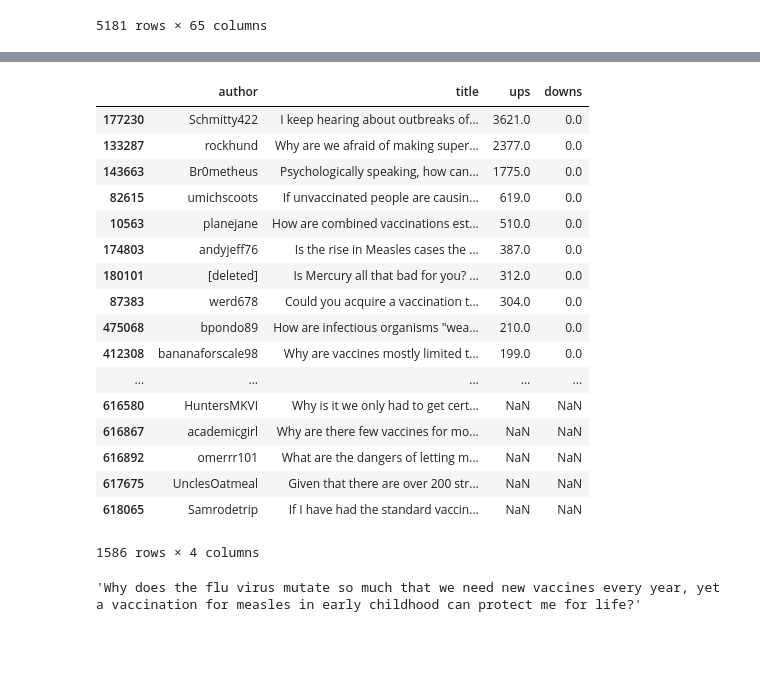
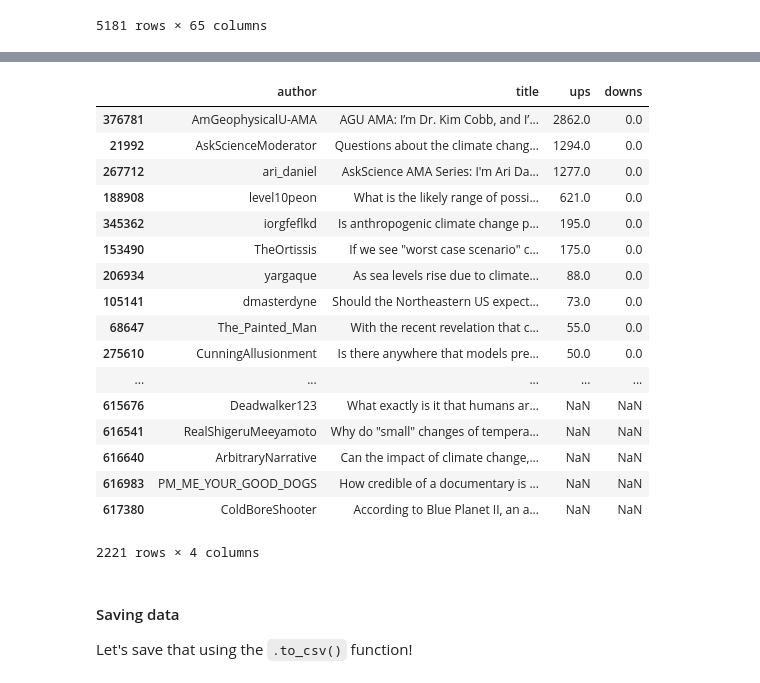
Before and after one commit to lamthuyvo/cuny-advanced-data-journalism, a Jupyter notebook: exercise-files/pandas/cleaning_with_pandas/notebooks/pandas-cleaning-science-solution.ipynb, the cells around one changed output, grey strips where cells are left out. Drawn from its saved outputs; the diff is of its cells as text; code cells hidden in the pictures; blank space fills up the shorter version.

```diff
--- a/exercise-files/pandas/cleaning_with_pandas/notebooks/pandas-cleaning-science-solution.ipynb
+++ b/exercise-files/pandas/cleaning_with_pandas/notebooks/pandas-cleaning-science-solution.ipynb
@@ -100,2 +71,2 @@ science_data[science_data['author'] != "[deleted]"]
 # %%
-science_data['contains_vaccin'] = science_data['title'].str.contains('vaccin')
+science_data['contains_climate_change'] = science_data['title'].str.contains('climate change')
@@ -102,3 +75,3 @@ science_data['contains_vaccin'] = science_data['title'].str.contains('vaccin')
 # %%
-science_data_vaccines = science_data[science_data['contains_vaccin'] == True]
+science_data_climate = science_data[science_data['contains_climate_change'] == True]
 # %%
@@ -120,3 +87,3 @@ science_data_vaccines.head()
 # %%
 columns = ['author', 'title', 'ups', 'downs']
-science_vaccin_filtered = science_data_vaccines[columns]
+science_data_climate = science_data_climate[columns]
@@ -132,25 +90,25 @@ science_vaccin_filtered.head()
 # %%
-science_vaccin_filtered.sort_values(by="ups", ascending=False)
+science_data_climate.sort_values(by="ups", ascending=False)
 # %% [output]
 |  | author | title | ups | downs |
-| 177230 | Schmitty422 | I keep hearing about outbreaks of... | 3621.0 | 0.0 |
-| 133287 | rockhund | Why are we afraid of making super... | 2377.0 | 0.0 |
-| 143663 | Br0metheus | Psychologically speaking, how can... | 1775.0 | 0.0 |
-| 82615 | umichscoots | If unvaccinated people are causin... | 619.0 | 0.0 |
-| 10563 | planejane | How are combined vaccinations est... | 510.0 | 0.0 |
-| 174803 | andyjeff76 | Is the rise in Measles cases the ... | 387.0 | 0.0 |
-| 180101 | [deleted] | Is Mercury all that bad for you? ... | 312.0 | 0.0 |
-| 87383 | werd678 | Could you acquire a vaccination t... | 304.0 | 0.0 |
-| 475068 | bpondo89 | How are infectious organisms "wea... | 210.0 | 0.0 |
-| 412308 | bananaforscale98 | Why are vaccines mostly limited t... | 199.0 | 0.0 |
+| 376781 | AmGeophysicalU-AMA | AGU AMA: I’m Dr. Kim Cobb, and I’... | 2862.0 | 0.0 |
+| 21992 | AskScienceModerator | Questions about the climate chang... | 1294.0 | 0.0 |
+| 267712 | ari_daniel | AskScience AMA Series: I'm Ari Da... | 1277.0 | 0.0 |
+| 188908 | level10peon | What is the likely range of possi... | 621.0 | 0.0 |
+| 345362 | iorgfeflkd | Is anthropogenic climate change p... | 195.0 | 0.0 |
+| 153490 | TheOrtissis | If we see "worst case scenario" c... | 175.0 | 0.0 |
+| 206934 | yargaque | As sea levels rise due to climate... | 88.0 | 0.0 |
+| 105141 | dmasterdyne | Should the Northeastern US expect... | 73.0 | 0.0 |
+| 68647 | The_Painted_Man | With the recent revelation that c... | 55.0 | 0.0 |
+| 275610 | CunningAllusionment | Is there anywhere that models pre... | 50.0 | 0.0 |
 | ... | ... | ... | ... | ... |
-| 616580 | HuntersMKVI | Why is it we only had to get cert... | NaN | NaN |
-| 616867 | academicgirl | Why are there few vaccines for mo... | NaN | NaN |
-| 616892 | omerrr101 | What are the dangers of letting m... | NaN | NaN |
-| 617675 | UnclesOatmeal | Given that there are over 200 str... | NaN | NaN |
-| 618065 | Samrodetrip | If I have had the standard vaccin... | NaN | NaN |
+| 615676 | Deadwalker123 | What exactly is it that humans ar... | NaN | NaN |
+| 616541 | RealShigeruMeeyamoto | Why do "small" changes of tempera... | NaN | NaN |
+| 616640 | ArbitraryNarrative | Can the impact of climate change,... | NaN | NaN |
+| 616983 | PM_ME_YOUR_GOOD_DOGS | How credible of a documentary is ... | NaN | NaN |
+| 617380 | ColdBoreShooter | According to Blue Planet II, an a... | NaN | NaN |
-1586 rows × 4 columns
+2221 rows × 4 columns
-# %%
-science_vaccin_filtered.iloc[100]['title']
-# %% [output]
-'Why does the flu virus mutate so much that we need new vaccines every year, yet a vaccination for measles in early childhood can protect me for life?'
+# %% [markdown]
+#### Saving data
+
+Let's save that using the `.to_csv()` function!
```
Also changed, not shown: parts of 22 cells of this notebook, 3 other files.
